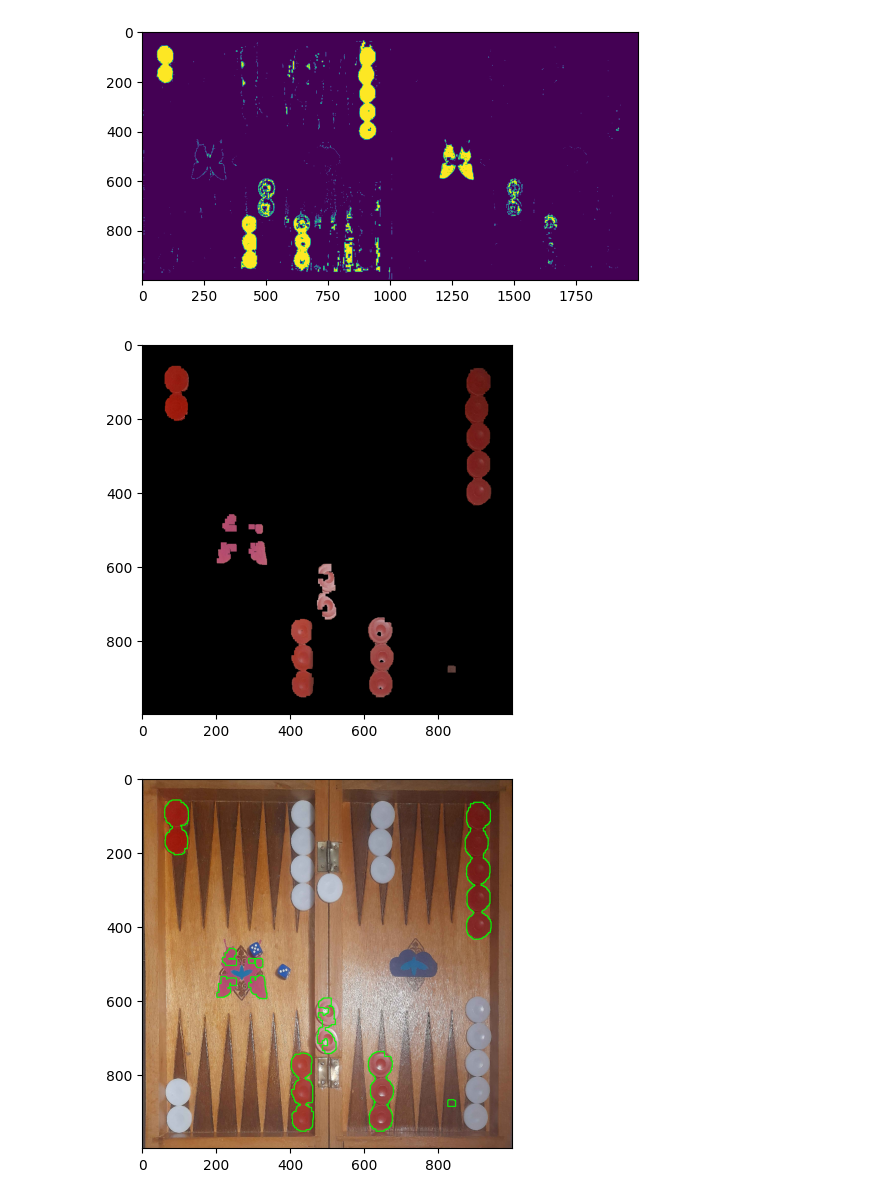
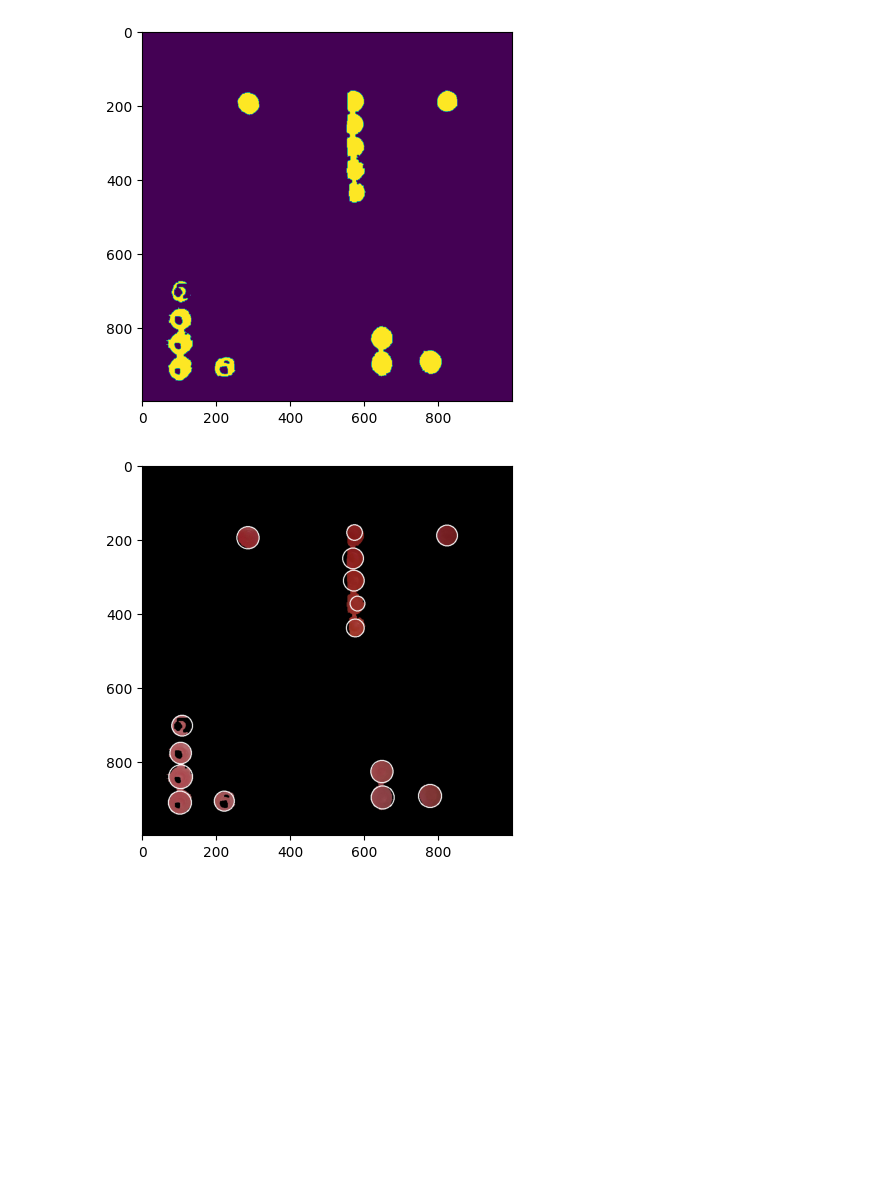
Before and after one commit to RobertKowalczewski/CVProject2, a Jupyter notebook: project2.ipynb, the cells around one changed output. Cells and saved outputs as stored; diff of their text form; code cells hidden in the pictures; blank space fills up the shorter version.

```diff
--- a/project2.ipynb
+++ b/project2.ipynb
@@ -4,7 +4,7 @@ import cv2
 import matplotlib.pyplot as plt
 from functions import *
 # %%
-board = cv2.imread('cropped/1.jpg')
+board = cv2.imread('cropped/2.jpg')
 board = cv2.cvtColor(board, cv2.COLOR_BGR2RGB)
 # %%
 plt.imshow(board)
@@ -45,50 +68,78 @@ plt.show()
 # %%
 #detect red
 
 img_hsv=cv2.cvtColor(board_, cv2.COLOR_RGB2HSV)
 
-k = np.ones((5,5))
+
 # lower mask (0-10)
-lb = 50
+lb = 100
 lower_red = np.array([0,lb,lb])
 upper_red = np.array([4,255,255])
 mask0 = cv2.inRange(img_hsv, lower_red, upper_red)
 
 # upper mask (170-180)
 lower_red = np.array([170,lb,lb])
 upper_red = np.array([180,255,255])
 mask1 = cv2.inRange(img_hsv, lower_red, upper_red)
 
-plt.imshow(np.concatenate([mask0, mask1], axis=1))
-plt.show()
+# plt.imshow(np.concatenate([mask0, mask1], axis=1))
+# plt.show()
+
+k1 = np.ones((5,5))
 
 # join my masks
 redmask = mask0+mask1
-redmask = cv2.erode(redmask, k)
-redmask = cv2.erode(redmask, k)
-redmask = cv2.erode(redmask, k)
-redmask = cv2.dilate(redmask, k)
-redmask = cv2.dilate(redmask, k)
-redmask = cv2.dilate(redmask, k)
+redmask = cv2.erode(redmask, k1)
+#redmask = cv2.erode(redmask, k1)
+#redmask = cv2.erode(redmask, k1)
+#redmask = cv2.dilate(redmask, k1)
+#redmask = cv2.dilate(redmask, k1)
+#redmask = cv2.dilate(redmask, k2)
+#redmask = cv2.dilate(redmask, k2)
+#redmask = cv2.dilate(redmask, k2)
 
-output_img = np.array(board_)
-output_img[np.where(redmask==0)] = 0
-
-plt.imshow(output_img)
+plt.imshow(redmask)
 plt.show()
 
-contours, _ = cv2.findContours(redmask, cv2.RETR_EXTERNAL, cv2.CHAIN_APPROX_SIMPLE)
+redboard = np.array(board_)
+redboard[redmask==0] = 0
+# redboard = cv2.cvtColor(redboard, cv2.COLOR_RGB2GRAY)
 
-red_pawns = np.array(board_)
+minDist = 30
+param1 = 40 #500
+param2 = 9 #200 #smaller value-> more false circles
+minRadius = 20
+maxRadius = 40 #10
 
-cv2.drawContours(red_pawns, contours, -1, (0, 255, 0), 2)
 
-plt.imshow(red_pawns)
+circles = cv2.HoughCircles(redmask,cv2.HOUGH_GRADIENT, 1, minDist, param1=param1, param2=param2, minRadius=minRadius, maxRadius=maxRadius)
+
+if circles is not None:
+    circles = np.uint16(np.around(circles))
+    for i in circles[0,:]:
+        cv2.circle(redboard, (i[0], i[1]), i[2], (255, 255, 255), 2)
+
+# Show result for testing:
+plt.imshow(redboard)
 plt.show()
+
+# output_img = np.array(board_)
+# output_img[np.where(redmask==0)] = 0
+
+# plt.imshow(output_img)
+# plt.show()
+
+# contours, _ = cv2.findContours(redmask, cv2.RETR_EXTERNAL, cv2.CHAIN_APPROX_SIMPLE)
+
+# red_pawns = np.array(board_)
+
+# cv2.drawContours(red_pawns, contours, -1, (0, 255, 0), 2)
+
+# plt.imshow(red_pawns)
+# plt.show()
 # %% [output]
-[figure, old version]
+[figure, new version]
-[figure, old version]
+[figure, new version]
-[figure, removed]
 # %%
 #detect pawns
 
```
Also changed, not shown: parts of 4 cells of this notebook, 2 other files.
